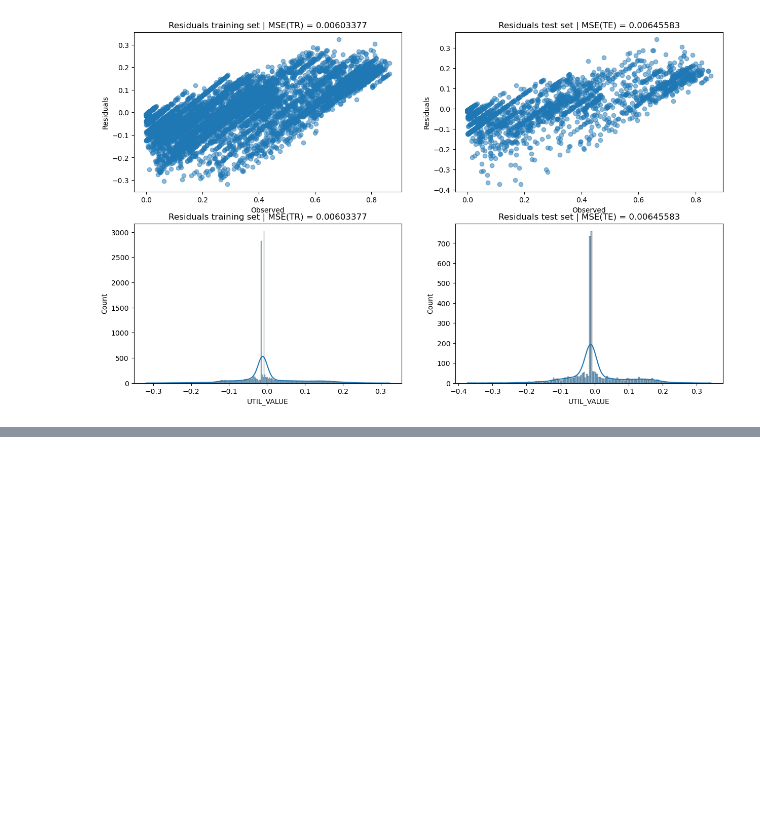
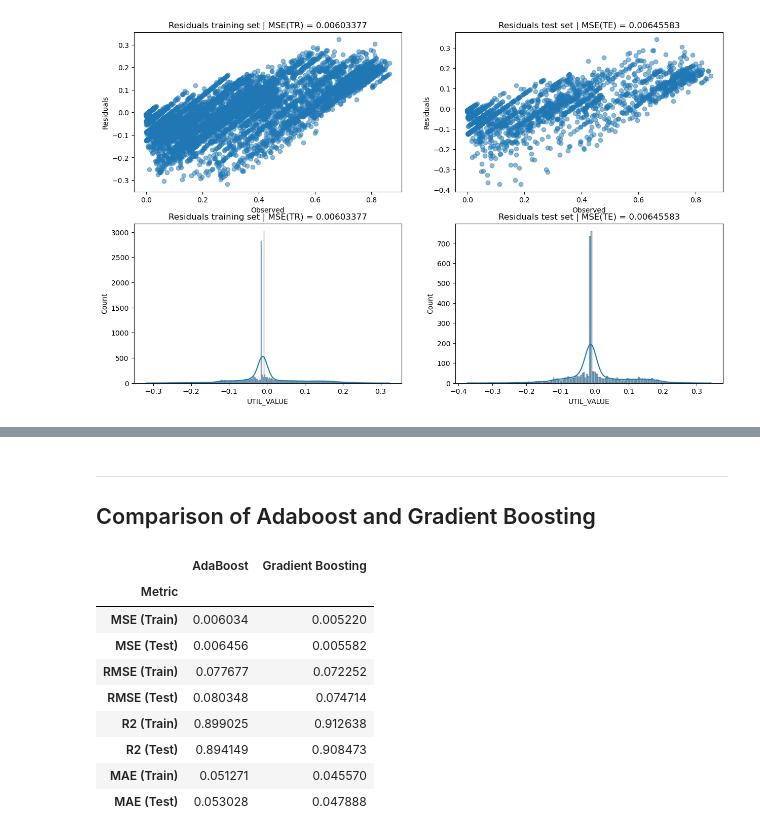
Before and after one commit to elena-cabrera/ensemble-solar, a Jupyter notebook: Boosting.ipynb, the cells around one changed output, grey strips where cells are left out. Drawn from its saved outputs; the diff is of its cells as text; code cells hidden in the pictures; blank space fills up the shorter version.

```diff
--- a/Boosting.ipynb
+++ b/Boosting.ipynb
@@ -167,0 +226,24 @@ plt.show()
+# %%
+## Evaluate performance of the Gradient Boosting model
+
+# Mean Squared Error
+mse_train_gb = metrics.mean_squared_error(y_train, y_train_pred_gb)
+mse_test_gb = metrics.mean_squared_error(y_test, y_test_pred_gb)
+
+# Root Mean Squared Error
+rmse_train_gb = np.sqrt(mse_train_gb)
+rmse_test_gb = np.sqrt(mse_test_gb)
+
+# R2
+r2_train_gb = metrics.r2_score(y_train, y_train_pred_gb)
+r2_test_gb = metrics.r2_score(y_test, y_test_pred_gb)
+
+# Mean Absolute Error
+mae_train_gb = metrics.mean_absolute_error(y_train, y_train_pred_gb)
+mae_test_gb = metrics.mean_absolute_error(y_test, y_test_pred_gb)
+
+# Dataframe with results
+results_gb = pd.DataFrame({'Metric': ['MSE', 'RMSE', 'R2', 'MAE'],
+                        'Train': [mse_train_gb, rmse_train_gb, r2_train_gb, mae_train_gb],
+                        'Test': [mse_test_gb, rmse_test_gb, r2_test_gb, mae_test_gb]})
+results_gb
@@ -167,0 +290,21 @@ plt.show()
+# %% [markdown]
+---
+## Comparison of Adaboost and Gradient Boosting
+# %%
+## Compare AdaBoost and Gradient Boosting models
+results = pd.DataFrame({'Metric': ['MSE (Train)', 'MSE (Test)', 'RMSE (Train)', 'RMSE (Test)', 'R2 (Train)', 'R2 (Test)', 'MAE (Train)', 'MAE (Test)'],
+                        'AdaBoost': [mse_train_ab, mse_test_ab, rmse_train_ab, rmse_test_ab, r2_train_ab, r2_test_ab, mae_train_ab, mae_test_ab],
+                        'Gradient Boosting': [mse_train_gb, mse_test_gb, rmse_train_gb, rmse_test_gb, r2_train_gb, r2_test_gb, mae_train_gb, mae_test_gb]})
+results.set_index('Metric', inplace=True)
+results
+# %% [output]
+|  | AdaBoost | Gradient Boosting |
+| Metric |  |  |
+| MSE (Train) | 0.006034 | 0.005220 |
+| MSE (Test) | 0.006456 | 0.005582 |
+| RMSE (Train) | 0.077677 | 0.072252 |
+| RMSE (Test) | 0.080348 | 0.074714 |
+| R2 (Train) | 0.899025 | 0.912638 |
+| R2 (Test) | 0.894149 | 0.908473 |
+| MAE (Train) | 0.051271 | 0.045570 |
+| MAE (Test) | 0.053028 | 0.047888 |
```
Also changed, not shown: parts of 10 cells of this notebook.
